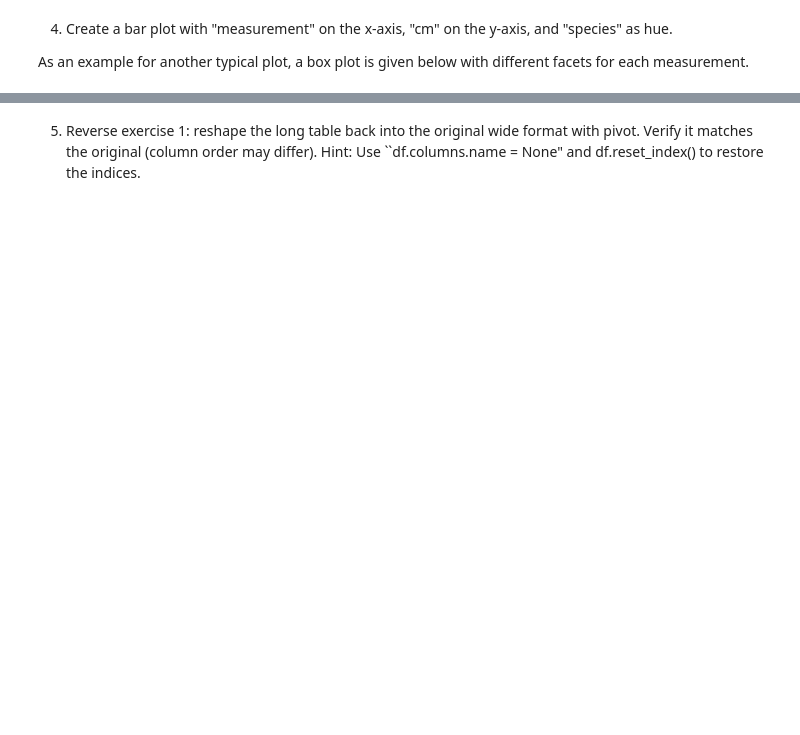
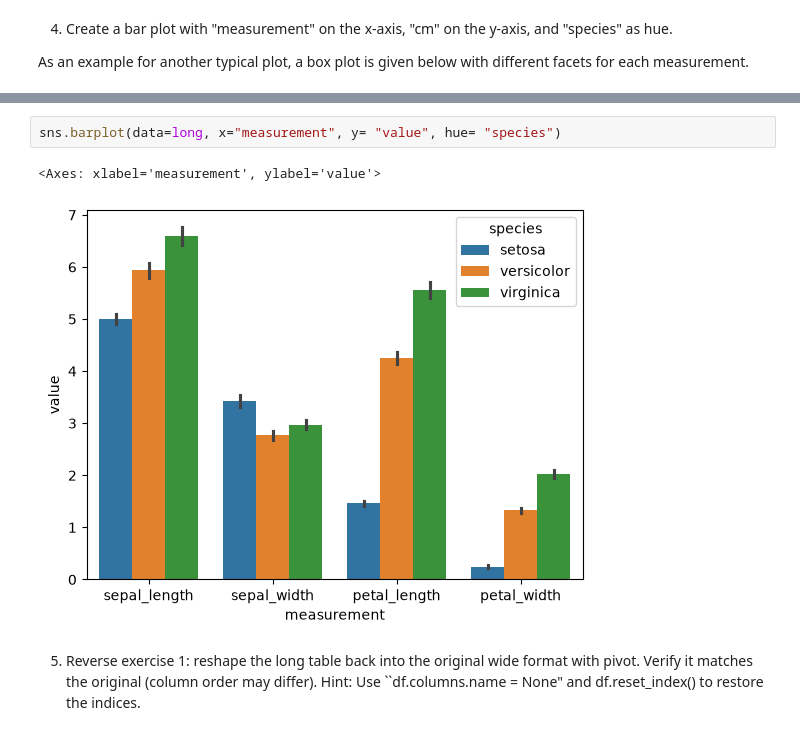
Before and after one commit to chichichi67/ChemicalDataScience103, a Jupyter notebook: lectures/session15/userfolder/Materials(CH)/materials/melt_pivot.ipynb, the cells around one changed output, grey strips where cells are left out. Drawn from its saved outputs; the diff is of its cells as text; blank space fills up the shorter version.

```diff
--- a/lectures/session15/userfolder/Materials(CH)/materials/melt_pivot.ipynb
+++ b/lectures/session15/userfolder/Materials(CH)/materials/melt_pivot.ipynb
@@ -72,2 +178,7 @@ sns.catplot(data=long, x="species", y="cm", col="measurement",
+# %%
+sns.barplot(data=long, x="measurement", y= "value", hue= "species")
+# %% [output]
+<Axes: xlabel='measurement', ylabel='value'>
+[figure, added]
 # %% [markdown]
 5) Reverse exercise 1: reshape the long table back into the original wide format with pivot. Verify it matches the original (column order may differ). Hint: Use ``df.columns.name = None" and df.reset_index() to restore the indices.
```
Also changed, not shown: parts of 13 cells of this notebook, 5 other files.
